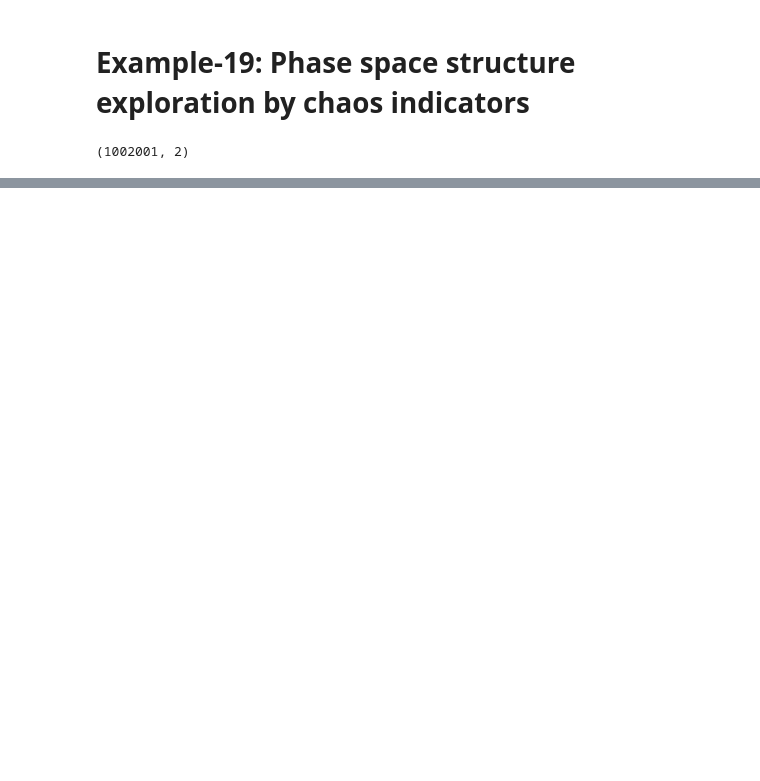
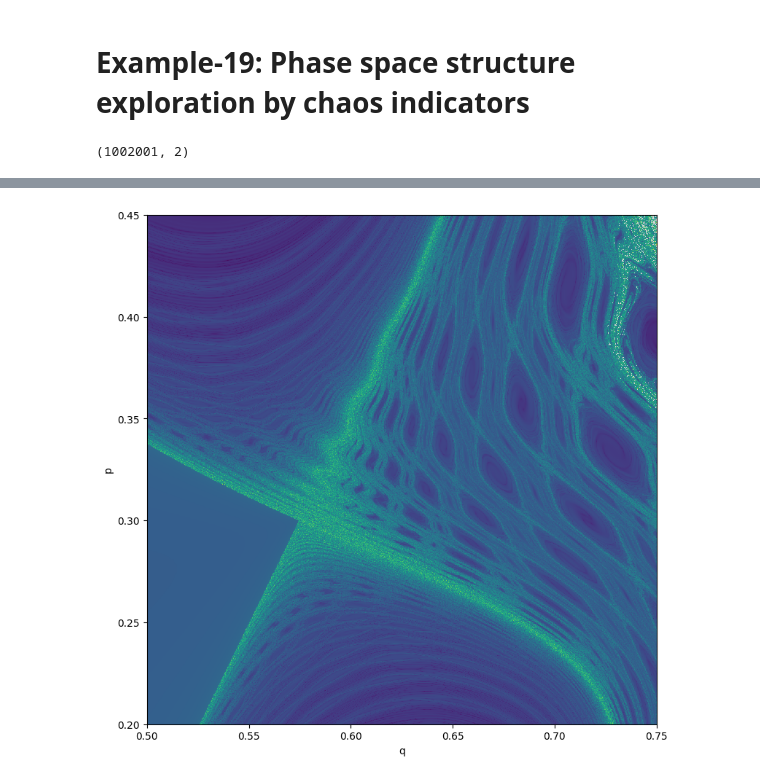
Before and after one commit to i-a-morozov/tohubohu, a Jupyter notebook: docs/source/examples/example-18.ipynb, the cells around one changed output, grey strips where cells are left out. Drawn from its saved outputs; the diff is of its cells as text; code cells hidden in the pictures; blank space fills up the shorter version.

```diff
--- a/docs/source/examples/example-18.ipynb
+++ b/docs/source/examples/example-18.ipynb
@@ -143,0 +198,24 @@ Wall time: 24 s
+# %%
+%%time
+
+# Evaluate indicator (frequency)
+
+out = jit(vmap(indicator_fr))(xs).block_until_ready()
+
+# Winsorize data
+
+data = numpy.array(out)
+data[data < -9.0] = -9.0
+data[data > 16.0] = 16.0
+data = data.reshape(n, n)
+
+# Plot
+
+plt.figure(figsize=(8, 8))
+plt.imshow(data, aspect='equal', vmin=-9.0, vmax=16.0, origin='lower', cmap=cmap, interpolation='nearest', extent=(0.5, 0.75, 0.2, 0.45))
+plt.xlabel('q')
+plt.ylabel('p')
+plt.tight_layout()
+plt.show()
+# %% [output]
+[figure, added]
```
Also changed, not shown: parts of 7 cells of this notebook, 1 other file.
